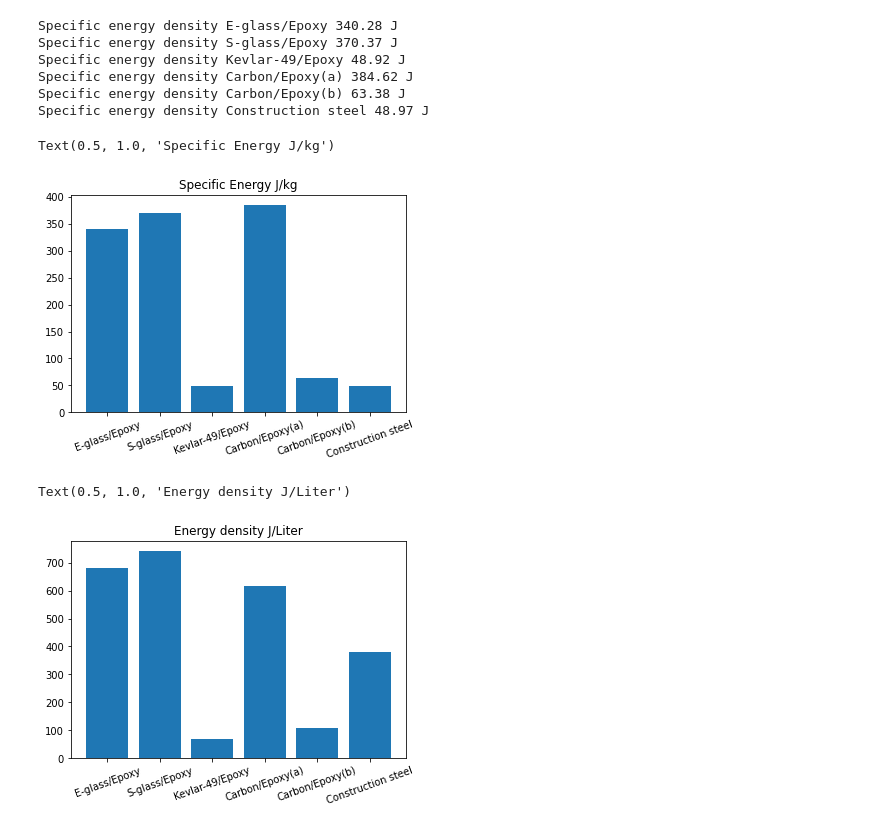
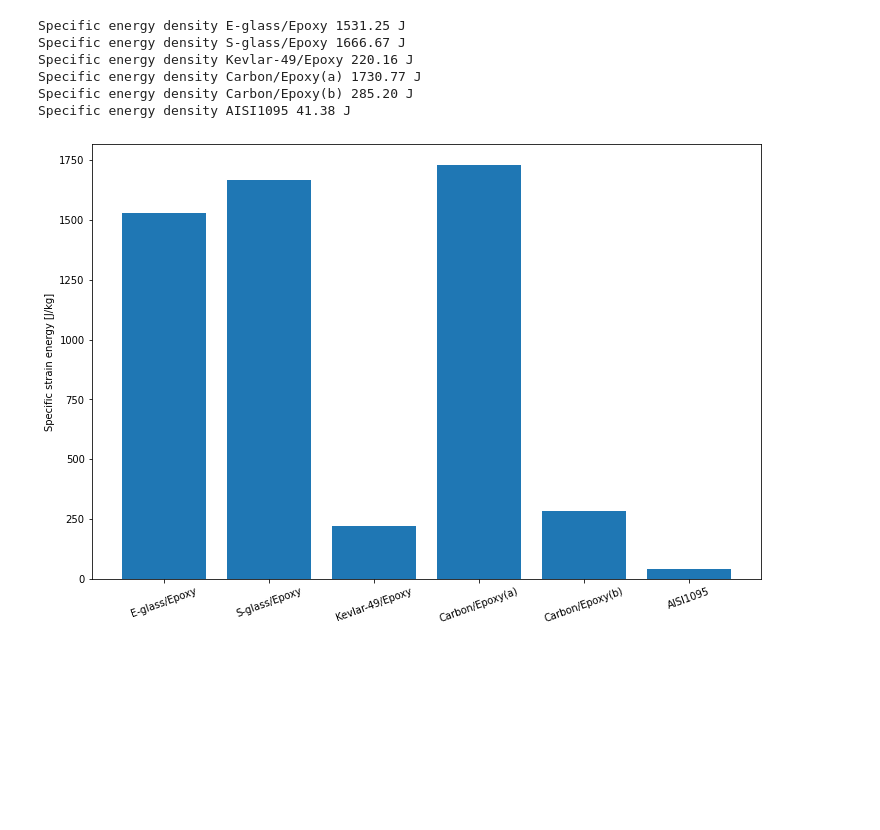
Before and after one commit to alfm778/Plastkompositter, a Jupyter notebook: Assignment 1/Assignment 1.ipynb, the cells around one changed output. Drawn from its saved outputs; the diff is of its cells as text; code cells hidden in the pictures; blank space fills up the shorter version.

```diff
--- a/Assignment 1/Assignment 1.ipynb
+++ b/Assignment 1/Assignment 1.ipynb
@@ -88,51 +132,57 @@ def newMaterial(**kwargs):
 # %%
 # Functions
-def energy_calc(stress, E_mod, density):
+def energy_calc_midt(stress, E_mod, density):
     c = 1/18
     return c*stress**2/(E_mod*density)
+def energy_calc_mom(stress, E_mod, density):
+    c = 1/4
+    return c*stress**2/(E_mod*density)
 # %%
 x = list(range(5))
 energies = []
 energies_ignoring_density = []
 labels = []
-for i, material in enumerate(materials[:]):
+
+# adding the other materials into the new
+chosen_matrix = matrix[0]
+custom_materials = []
+for fiber in fibers:
+    custom_materials.append(get_composite(fiber, chosen_matrix, 0.7))
+    #print(get_composite(fiber, chosen_matrix, 0.55))
+
+
+for i, material in enumerate(materials):
     max_stress = material["XC"]
     E = material["E1"]
     mat_fraction = material["Vf"]
     mat_density = material["rho"]*1e9
     label = material["name"]
 
-    specific_energy = energy_calc(max_stress, E, mat_density/1000)
-    energy_density = energy_calc(max_stress, E, 1/1000)
+    specific_energy = energy_calc_mom(max_stress, E, mat_density/1000)
+    energy_density = energy_calc_mom(max_stress, E, 1/1000)
 
     print("Specific energy density", label, "{:.2f}".format(specific_energy), "J")
     #print("Energy density", label, "{:.2f}".format(energy_density), "J")
     labels.append(label)
     energies.append(specific_energy)
     energies_ignoring_density.append(energy_density)
 
+
+plt.figure(figsize=(12,8))
 plt.bar(labels, energies)
 plt.xticks(rotation=20)
 
 # Chart formatting
 #plt.yticks(labels, rotation="vertical")
-plt.title("Specific Energy J/kg")
+#plt.title("Specific Energy J/kg")
+
+plt.ylabel("Specific strain energy [J/kg]")
+plt.savefig("course_mat_energy.png")
 # %% [output]
-Specific energy density E-glass/Epoxy 340.28 J
-Specific energy density S-glass/Epoxy 370.37 J
-Specific energy density Kevlar-49/Epoxy 48.92 J
-Specific energy density Carbon/Epoxy(a) 384.62 J
-Specific energy density Carbon/Epoxy(b) 63.38 J
-Specific energy density Construction steel 48.97 J
+Specific energy density E-glass/Epoxy 1531.25 J
+Specific energy density S-glass/Epoxy 1666.67 J
+Specific energy density Kevlar-49/Epoxy 220.16 J
+Specific energy density Carbon/Epoxy(a) 1730.77 J
+Specific energy density Carbon/Epoxy(b) 285.20 J
+Specific energy density AISI1095 41.38 J
-Text(0.5, 1.0, 'Specific Energy J/kg')
-[figure, old version]
+[figure, new version]
-# %%
-plt.bar(labels, energies_ignoring_density)
-plt.xticks(rotation=20)
-
-# Chart formatting
-#plt.yticks(labels, rotation="vertical")
-plt.title("Energy density J/Liter")
-# %% [output]
-Text(0.5, 1.0, 'Energy density J/Liter')
-[figure, removed]
```
Also changed, not shown: parts of 7 cells of this notebook.
